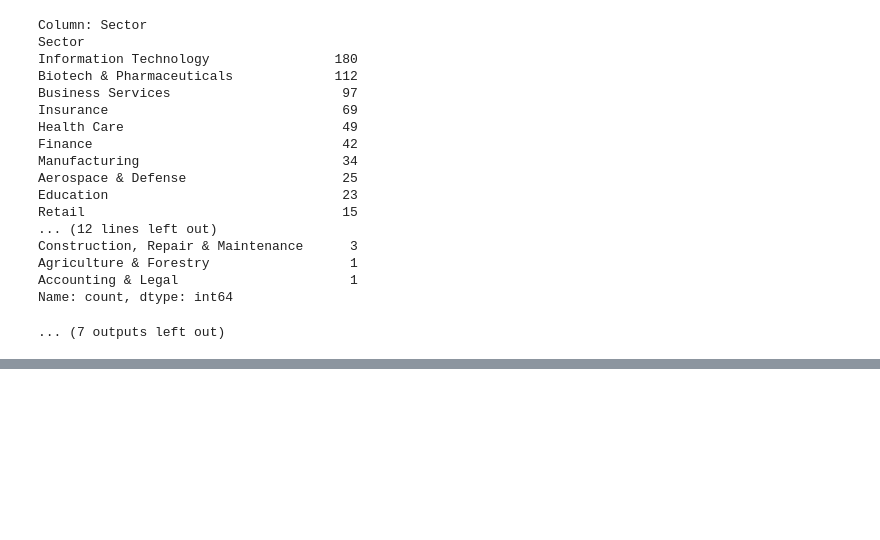
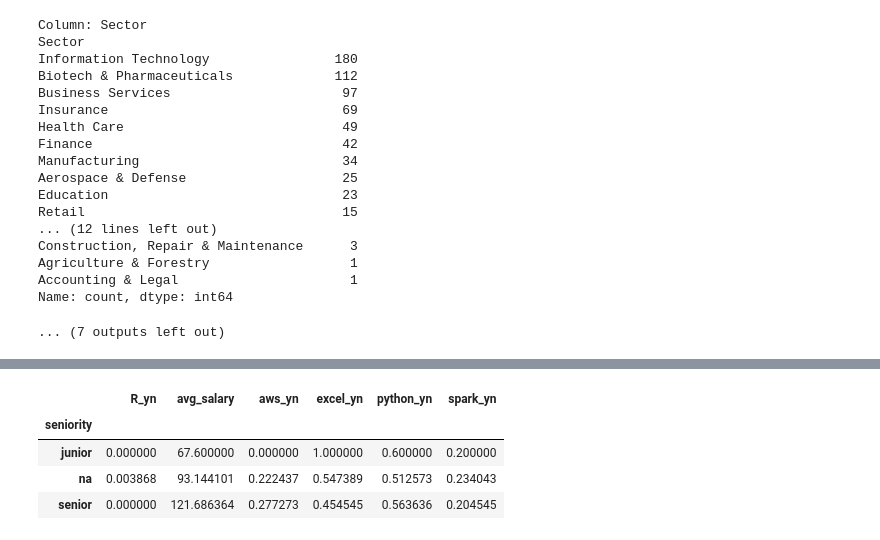
Before and after one commit to Rav3nsteel35/ds_salary_proj, a Jupyter notebook: data_cleaning.ipynb, the cells around one changed output, grey strips where cells are left out. Cells and saved outputs as stored; diff of their text form; code cells hidden in the pictures; blank space fills up the shorter version.

```diff
--- a/data_cleaning.ipynb
+++ b/data_cleaning.ipynb
@@ -293,0 +331,8 @@ Name: count, dtype: int64
+# %%
+pd.pivot_table(df, index=['seniority'], values=['avg_salary', 'python_yn', 'R_yn', 'spark_yn', 'aws_yn', 'excel_yn'])
+# %% [output]
+|  | R_yn | avg_salary | aws_yn | excel_yn | python_yn | spark_yn |
+| seniority |  |  |  |  |  |  |
+| junior | 0.000000 | 67.600000 | 0.000000 | 1.000000 | 0.600000 | 0.200000 |
+| na | 0.003868 | 93.144101 | 0.222437 | 0.547389 | 0.512573 | 0.234043 |
+| senior | 0.000000 | 121.686364 | 0.277273 | 0.454545 | 0.563636 | 0.204545 |
```
Also changed, not shown: parts of 2 cells of this notebook.
